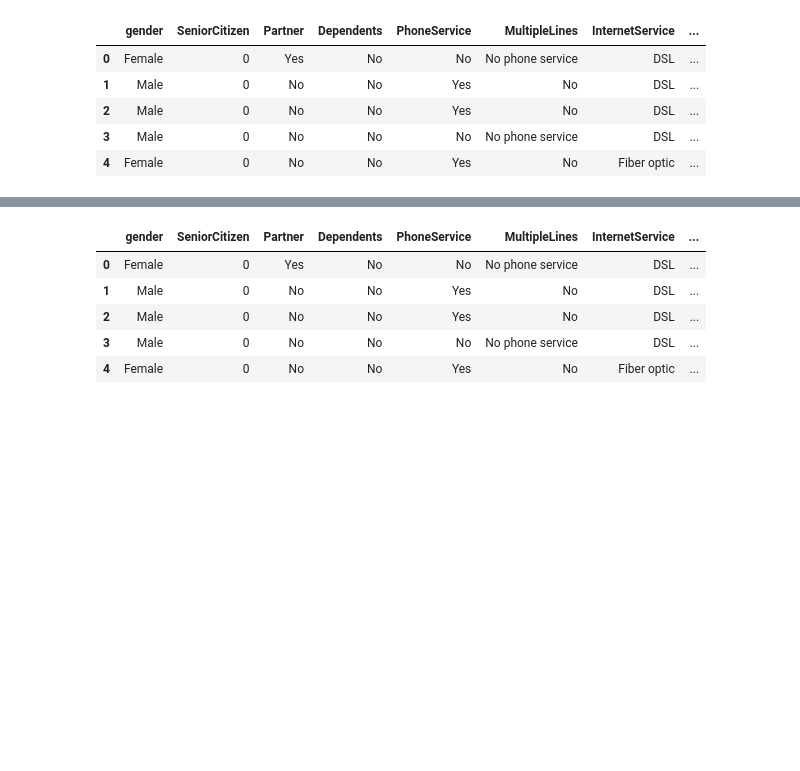
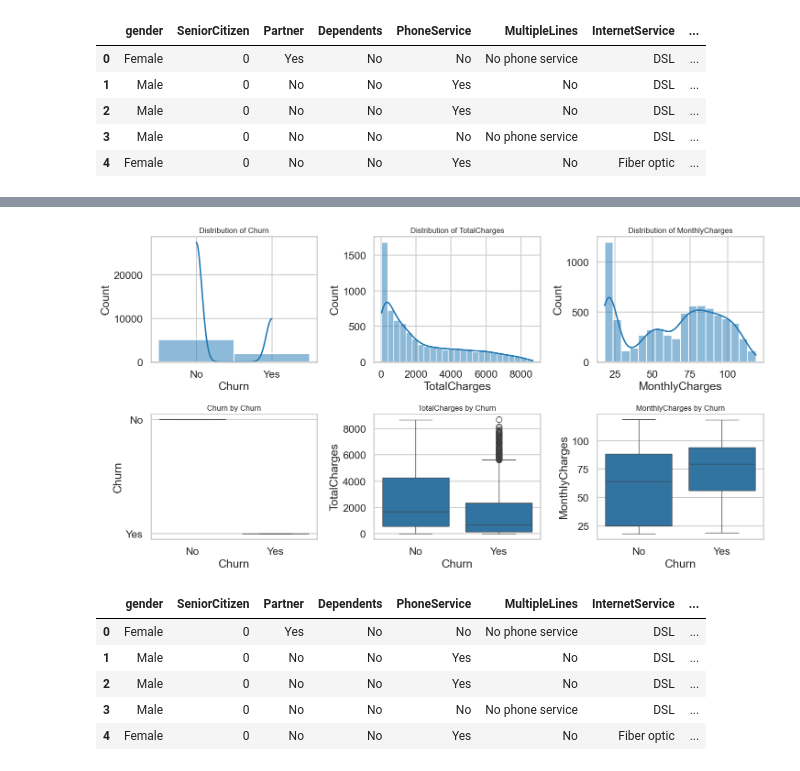
Before and after one commit to nithinsanchitha/Customer-Churn-Prediction, a Jupyter notebook: exploratoryDataAnalysis.ipynb, the cells around one changed output, grey strips where cells are left out. Drawn from its saved outputs; the diff is of its cells as text; code cells hidden in the pictures; blank space fills up the shorter version.

```diff
--- a/exploratoryDataAnalysis.ipynb
+++ b/exploratoryDataAnalysis.ipynb
@@ -234,4 +246,26 @@ for i, predictor in enumerate(telco_data.drop(columns=['Churn', 'TotalCharges',
 ... (5 outputs left out)
+# %%
+telco_data['TotalCharges'] = pd.to_numeric(telco_data['TotalCharges'], errors='coerce')
+telco_data = telco_data.dropna(subset=['TotalCharges'])
+
+numerical_cols = ['Churn', 'TotalCharges', 'MonthlyCharges']
+
+fig, axes = plt.subplots(2, 3, figsize=(15, 8))
+axes = axes.flatten()
+
+for i, col in enumerate(numerical_cols):
+    # Distribution plot
+    sns.histplot(data=telco_data, x=col, kde=True, ax=axes[i])
+    axes[i].set_title(f'Distribution of {col}', fontsize=12)
+
+    # Box plot
+    sns.boxplot(data=telco_data, x='Churn', y=col, ax=axes[i + 3])
+    axes[i + 3].set_title(f'{col} by Churn', fontsize=12)
+
+plt.tight_layout()
+plt.show()
+# %% [output]
+[figure, added]
 # %%
 telco_data['Churn'] = np.where(telco_data.Churn == 'Yes',1,0)
 # %%
```
Also changed, not shown: parts of 6 cells of this notebook, 3 other files.
